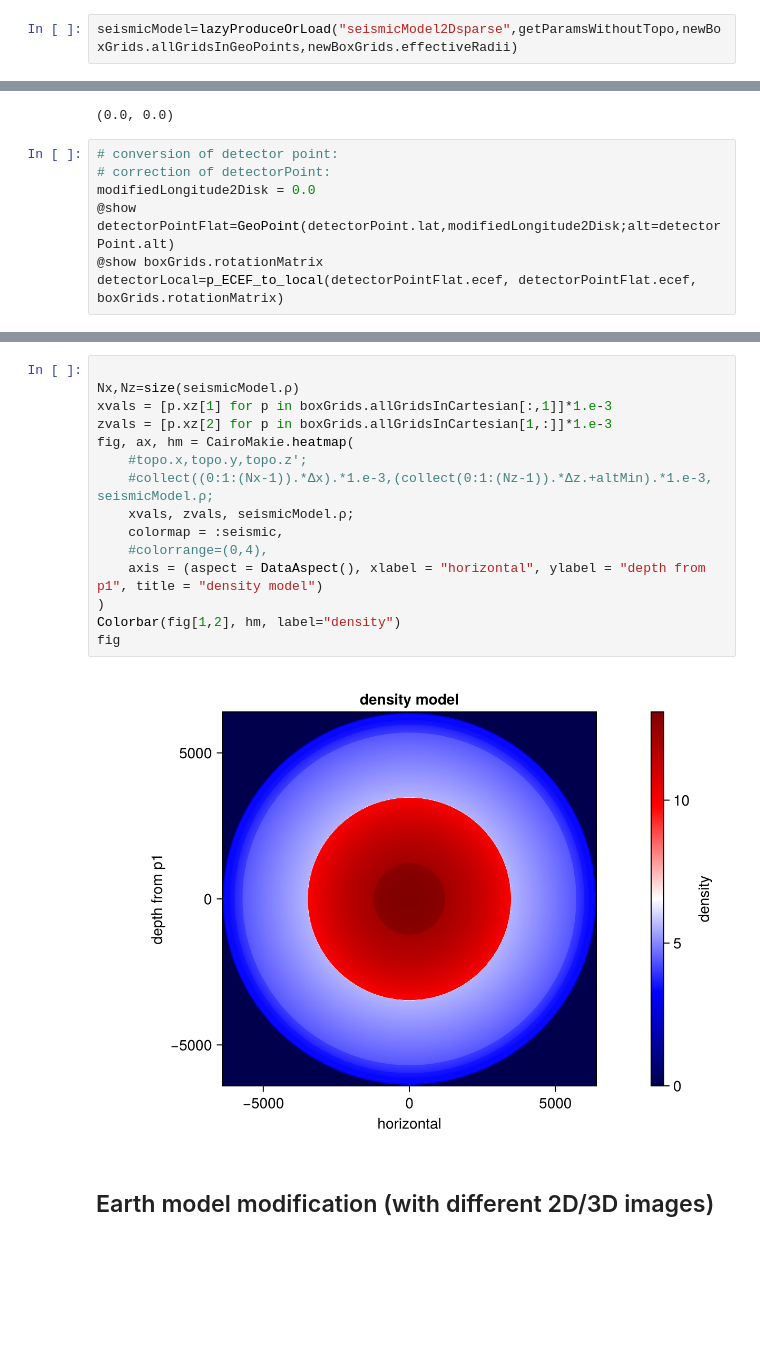
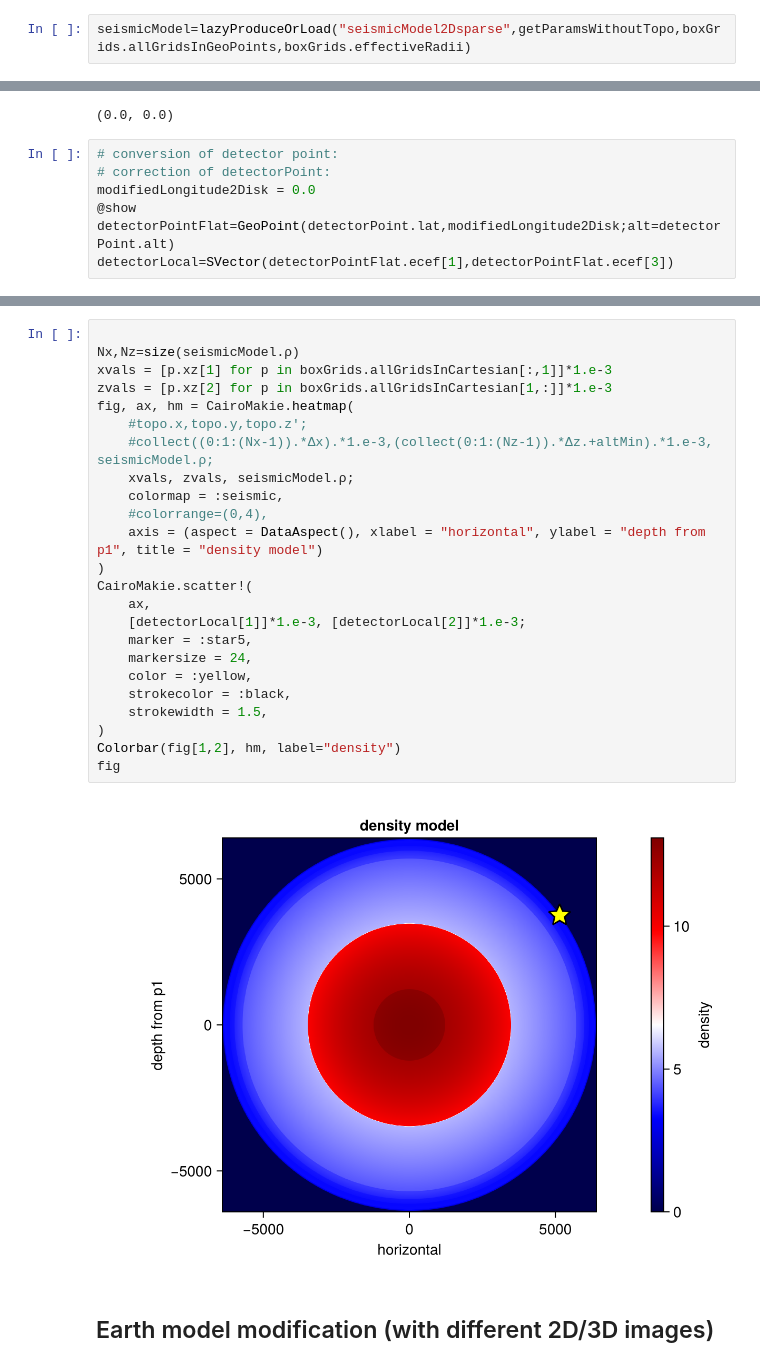
Before and after one commit to seismobassoon/flexOPT, a Jupyter notebook: notebooks/neutrinoPropagation.ipynb, the cells around one changed output, grey strips where cells are left out. Cells and saved outputs as stored; diff of their text form; blank space fills up the shorter version.

Commit message:
rotation is good

```diff
--- a/notebooks/neutrinoPropagation.ipynb
+++ b/notebooks/neutrinoPropagation.ipynb
@@ -133,5 +133,5 @@ newBoxGrids = (; boxGrids..., allGridsInGeoPoints=convertedGrids)
 # %% [output]
 (allGridsInGeoPoints = GeoPoint[GeoPoint(-75.0663692978373, 180.0, 2.6698982207809966e6, [-2.329839283401532e6, 0.0, -8.73554174347762e6], 9.040898220780997e6) GeoPoint(-75.08880910651261, 180.0, 2.66 ...
 # %%
-seismicModel=lazyProduceOrLoad("seismicModel2Dsparse",getParamsWithoutTopo,newBoxGrids.allGridsInGeoPoints,newBoxGrids.effectiveRadii)
+seismicModel=lazyProduceOrLoad("seismicModel2Dsparse",getParamsWithoutTopo,boxGrids.allGridsInGeoPoints,boxGrids.effectiveRadii)
 # %% [output]
@@ -149,7 +149,6 @@ Computing seismicModel2Dsparse
 # correction of detectorPoint:
 modifiedLongitude2Disk = 0.0
 @show detectorPointFlat=GeoPoint(detectorPoint.lat,modifiedLongitude2Disk;alt=detectorPoint.alt)
-@show boxGrids.rotationMatrix
-detectorLocal=p_ECEF_to_local(detectorPointFlat.ecef, detectorPointFlat.ecef, boxGrids.rotationMatrix)
+detectorLocal=SVector(detectorPointFlat.ecef[1],detectorPointFlat.ecef[3])
 # %% [output]
 detectorPointFlat = GeoPoint(detectorPoint.lat, modifiedLongitude2Disk; alt = detectorPoint.alt) = GeoPoint(36.296761, 0.0, -2500.0, [5.144559716520552e6, 0.0, 3.753301731193985e6], 6.368184086710259e ...
@@ -161,19 +160,28 @@ boxGrids.rotationMatrix = [-0.9999999990331675 -0.0 -4.397346218538301e-5; 0.0 -
 # %%
 
 Nx,Nz=size(seismicModel.ρ)
 xvals = [p.xz[1] for p in boxGrids.allGridsInCartesian[:,1]]*1.e-3
 zvals = [p.xz[2] for p in boxGrids.allGridsInCartesian[1,:]]*1.e-3
 fig, ax, hm = CairoMakie.heatmap(
     #topo.x,topo.y,topo.z';
     #collect((0:1:(Nx-1)).*Δx).*1.e-3,(collect(0:1:(Nz-1)).*Δz.+altMin).*1.e-3, seismicModel.ρ;
     xvals, zvals, seismicModel.ρ;
     colormap = :seismic,
     #colorrange=(0,4),
     axis = (aspect = DataAspect(), xlabel = "horizontal", ylabel = "depth from p1", title = "density model")
 )
+CairoMakie.scatter!(
+    ax,
+    [detectorLocal[1]]*1.e-3, [detectorLocal[2]]*1.e-3;
+    marker = :star5,
+    markersize = 24,
+    color = :yellow,
+    strokecolor = :black,
+    strokewidth = 1.5,
+)
 Colorbar(fig[1,2], hm, label="density")
 fig
 # %% [output]
-[figure, old version]
+[figure, new version]
 # %% [markdown]
 ## Earth model modification (with different 2D/3D images)
```
Also changed, not shown: parts of 9 cells of this notebook, 1 other file.
